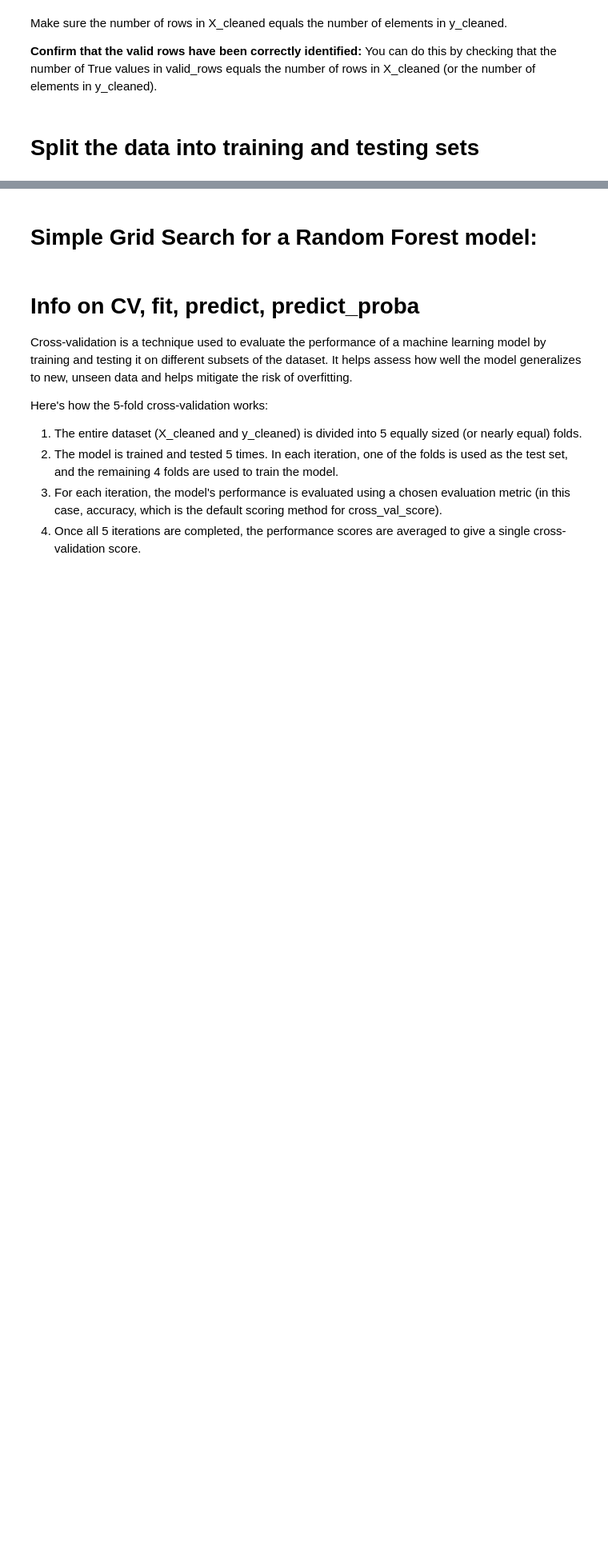
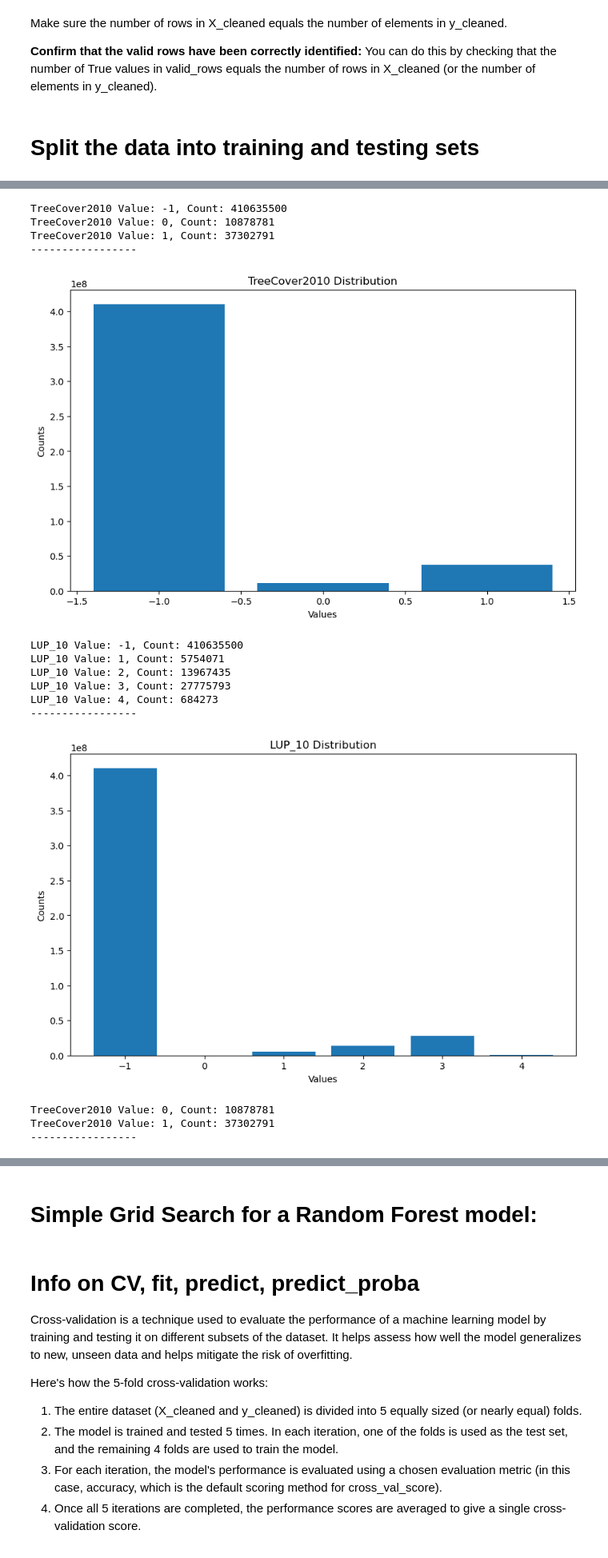
Before and after one commit to cp-PYFOREST/PYFOREST-ML, a Jupyter notebook: 04-models/random-forest_validate-lup.ipynb, the cells around one changed output, grey strips where cells are left out. Shown at 80% size. Drawn from its saved outputs; the diff is of its cells as text; code cells hidden in the pictures; blank space fills up the shorter version.

```diff
--- a/04-models/random-forest_validate-lup.ipynb
+++ b/04-models/random-forest_validate-lup.ipynb
@@ -144,0 +182,64 @@ X_train, X_test, y_train, y_test = train_test_split(X_cleaned, y_cleaned, test_s
+# %%
+# Create a list to hold your feature file paths
+
+
+# Define the labels for your features
+feature_labels = ['TreeCover2010', 'LUP_10']
+
+# Loop through your feature files
+for feature_file, label in zip(feature_files, feature_labels):
+    # Open the raster file
+    with rasterio.open(feature_file) as src:
+        # Read the raster data into a 2D array
+        feature_data = src.read(1)
+
+    # Calculate unique values and their counts
+    unique_values, counts = np.unique(feature_data, return_counts=True)
+
+    # Print the counts for each unique value
+    for value, count in zip(unique_values, counts):
+        print(f'{label} Value: {value}, Count: {count}')
+
+    print('-----------------')
+
+    # Plot histogram
+    plt.figure(figsize=(10, 6))
+    plt.bar(unique_values, counts)
+    plt.title(f'{label} Distribution')
+    plt.xlabel('Values')
+    plt.ylabel('Counts')
+    plt.show()
+
+
+for i, feature in enumerate(feature_labels):
+    unique_values, counts = np.unique(X_cleaned[:, i], return_counts=True)
+
+    # Print the counts for each unique value
+    for value, count in zip(unique_values, counts):
+        print(f'{feature} Value: {value}, Count: {count}')
+
+    print('-----------------')
+
+    # Plot histogram
+    plt.figure(figsize=(10, 6))
+    plt.hist(X_cleaned[:, i], bins=20)
+    plt.title(f'{feature} Distribution')
+    plt.xlabel('Values')
+    plt.ylabel('Counts')
+    plt.show()
+# %% [output]
+TreeCover2010 Value: -1, Count: 410635500
+TreeCover2010 Value: 0, Count: 10878781
+TreeCover2010 Value: 1, Count: 37302791
+-----------------
+[figure, added]
+LUP_10 Value: -1, Count: 410635500
+LUP_10 Value: 1, Count: 5754071
+LUP_10 Value: 2, Count: 13967435
+LUP_10 Value: 3, Count: 27775793
+LUP_10 Value: 4, Count: 684273
+-----------------
+[figure, added]
+TreeCover2010 Value: 0, Count: 10878781
+TreeCover2010 Value: 1, Count: 37302791
+-----------------
```
Also changed, not shown: parts of 15 cells of this notebook, 3 other files.
